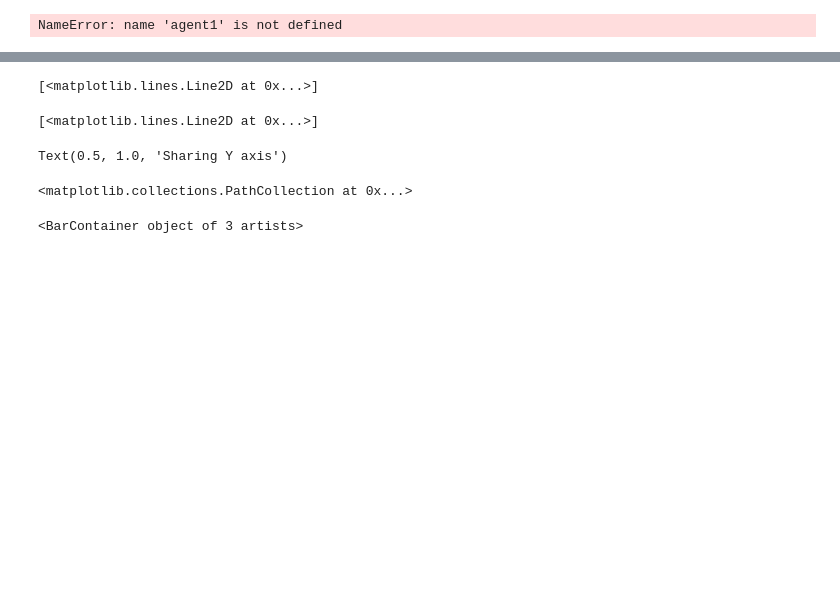
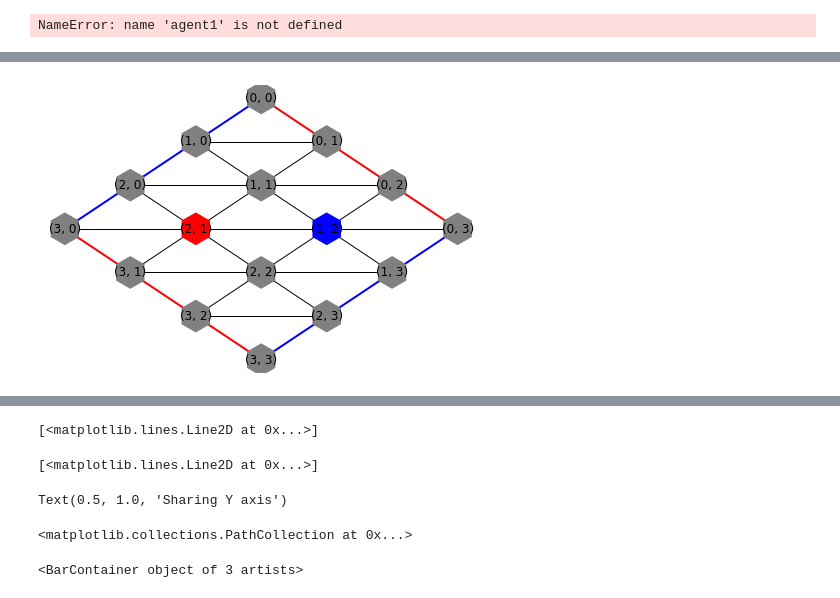
Before and after one commit to AndersBjelland/IT3105_Project2, a Jupyter notebook: play.ipynb, the cells around one changed output, grey strips where cells are left out. Drawn from its saved outputs; the diff is of its cells as text; code cells hidden in the pictures; blank space fills up the shorter version.

```diff
--- a/play.ipynb
+++ b/play.ipynb
@@ -107,7 +107,7 @@ actor2 = Actor(learning_rate=0.01,
              epsilon=0,
              end_epsilon=0,
               encoder=encoder,
-               load_from='Models/first6_6160.h5'
+               load_from='Models/4_4update140.h5'
              )
 
 agent1 = Agent(actor1)
@@ -142,0 +155,5 @@ Enter move as int,int: 3,4
+# %%
+mcts.root = Node(current_player=1, env=hex.copy(), parent = mcts.root, action=(3,3))
+mcts.root.env.display_board()
+# %% [output]
+[figure, added]
```
Also changed, not shown: parts of 9 cells of this notebook, 5 other files.
